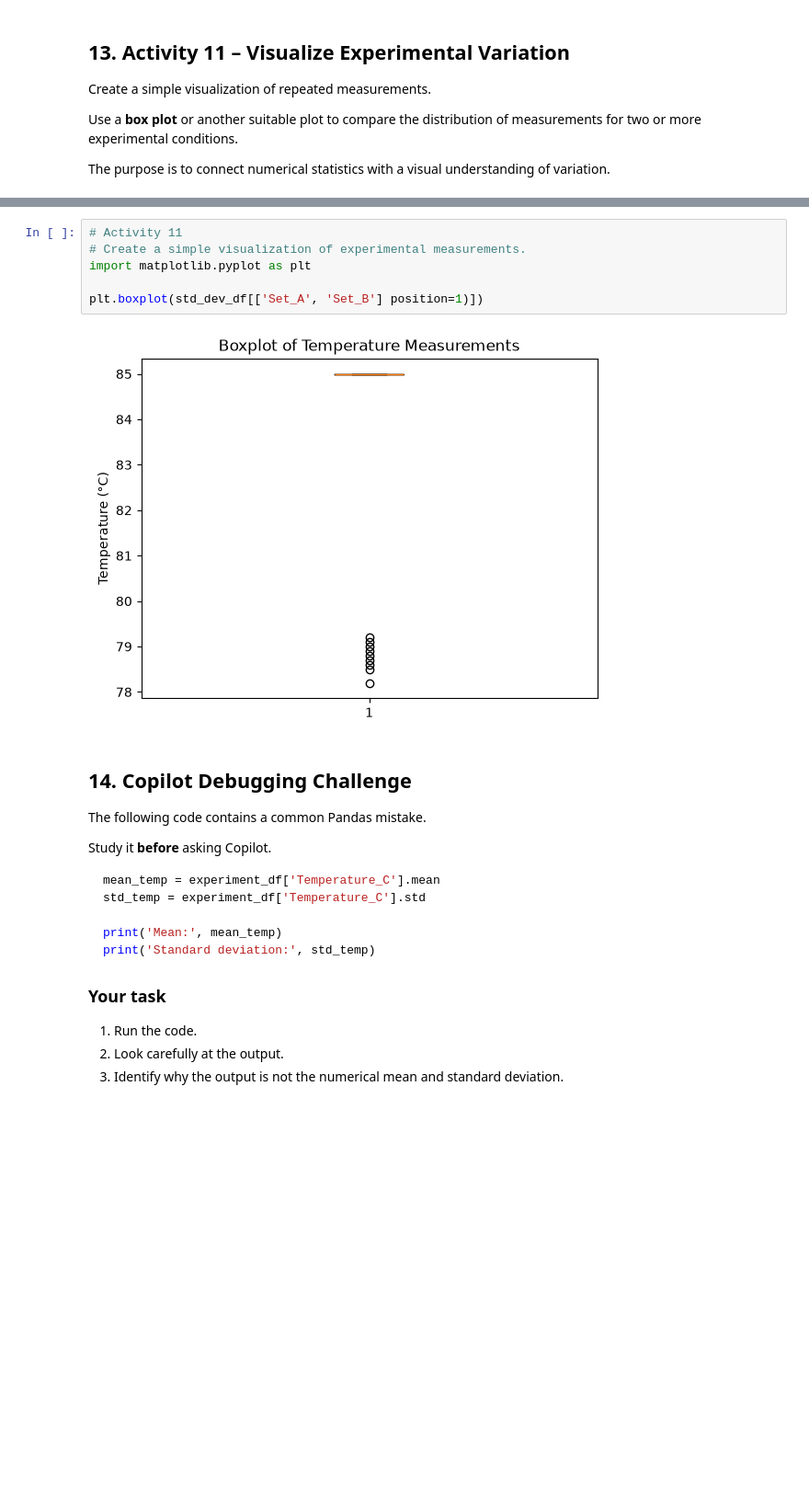
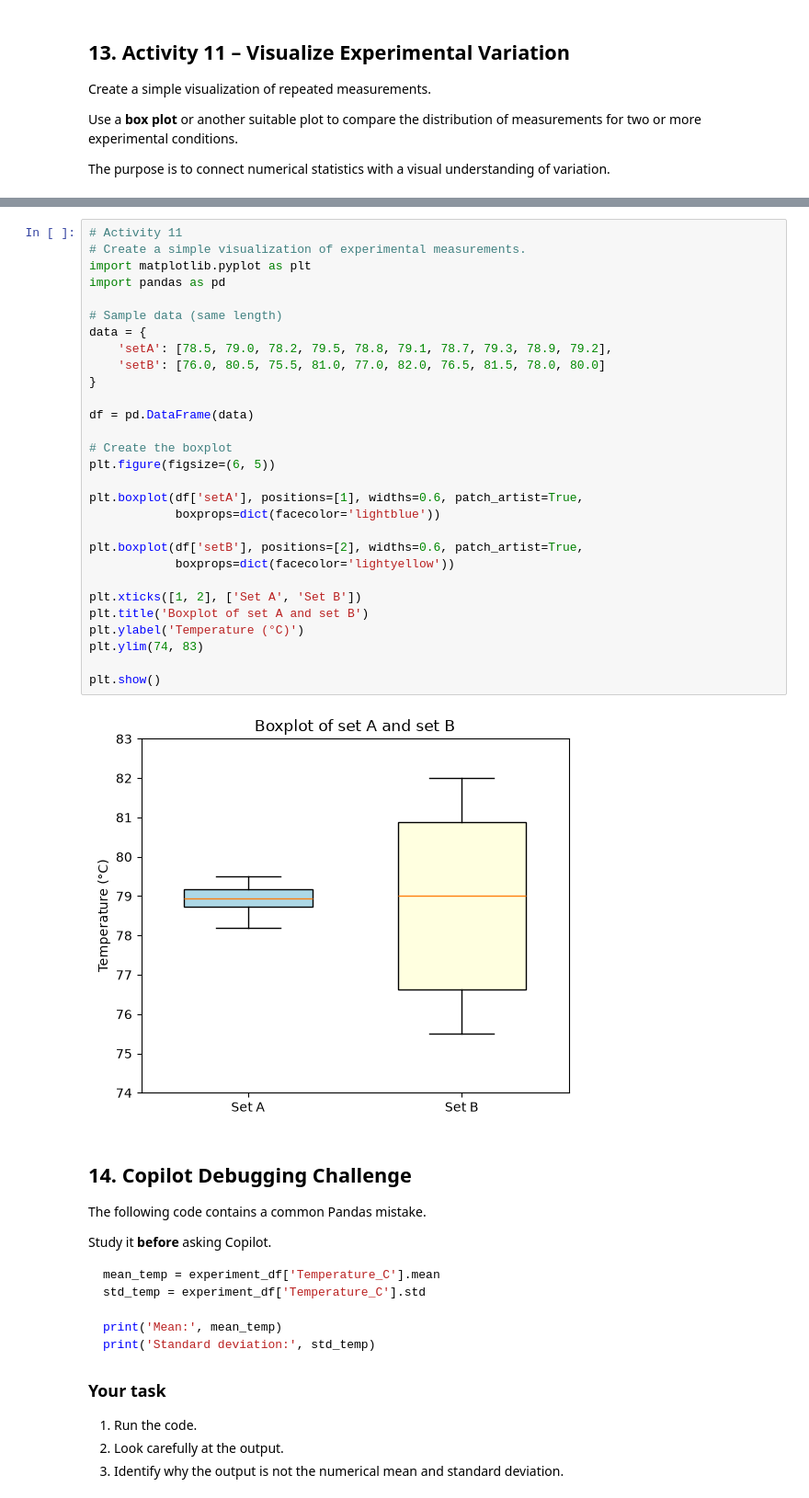
Before and after one commit to Muditpatil21/CP_Practical, a Jupyter notebook: Practical_09_Basic_Statistical_Analysis_Experimental_Measurements.ipynb, the cells around one changed output, grey strips where cells are left out. Shown at 92% size. Cells and saved outputs as stored; diff of their text form; blank space fills up the shorter version.

```diff
--- a/Practical_09_Basic_Statistical_Analysis_Experimental_Measurements.ipynb
+++ b/Practical_09_Basic_Statistical_Analysis_Experimental_Measurements.ipynb
@@ -460,14 +458,37 @@ Requirement already satisfied: packaging>=20.0 in /home/codespace/.local/lib/pyt
 [notice] A new release of pip is available: 26.0.1 -> 26.2.2
 [notice] To update, run: pip install --upgrade pip
 Note: you may need to restart the kernel to use updated packages.
-# %%
-# Activity 11
-# Create a simple visualization of experimental measurements.
-import matplotlib.pyplot as plt
-
-plt.boxplot(std_dev_df[['Set_A', 'Set_B'] position=1)])
-# %% [output]
-[figure, removed]
+# %%
+# Activity 11
+# Create a simple visualization of experimental measurements.
+import matplotlib.pyplot as plt
+import pandas as pd
+
+# Sample data (same length)
+data = {
+    'setA': [78.5, 79.0, 78.2, 79.5, 78.8, 79.1, 78.7, 79.3, 78.9, 79.2],
+    'setB': [76.0, 80.5, 75.5, 81.0, 77.0, 82.0, 76.5, 81.5, 78.0, 80.0]
+}
+
+df = pd.DataFrame(data)
+
+# Create the boxplot
+plt.figure(figsize=(6, 5))
+
+plt.boxplot(df['setA'], positions=[1], widths=0.6, patch_artist=True,
+            boxprops=dict(facecolor='lightblue'))
+
+plt.boxplot(df['setB'], positions=[2], widths=0.6, patch_artist=True,
+            boxprops=dict(facecolor='lightyellow'))
+
+plt.xticks([1, 2], ['Set A', 'Set B'])
+plt.title('Boxplot of set A and set B')
+plt.ylabel('Temperature (°C)')
+plt.ylim(74, 83)
+
+plt.show()
+# %% [output]
+[figure, added]
 # %% [markdown]
 ## 14. Copilot Debugging Challenge
 
```
Also changed, not shown: parts of 4 cells of this notebook.
